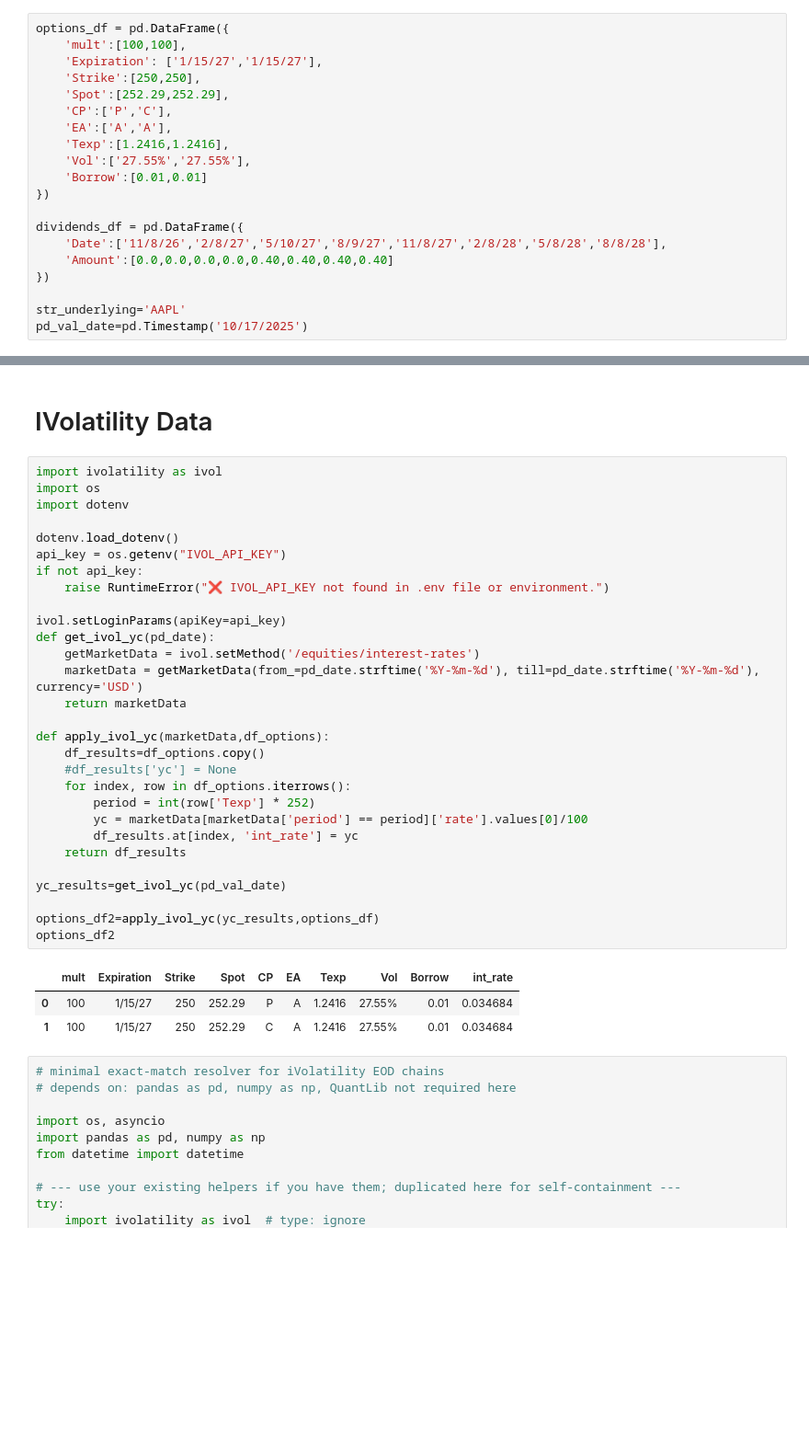
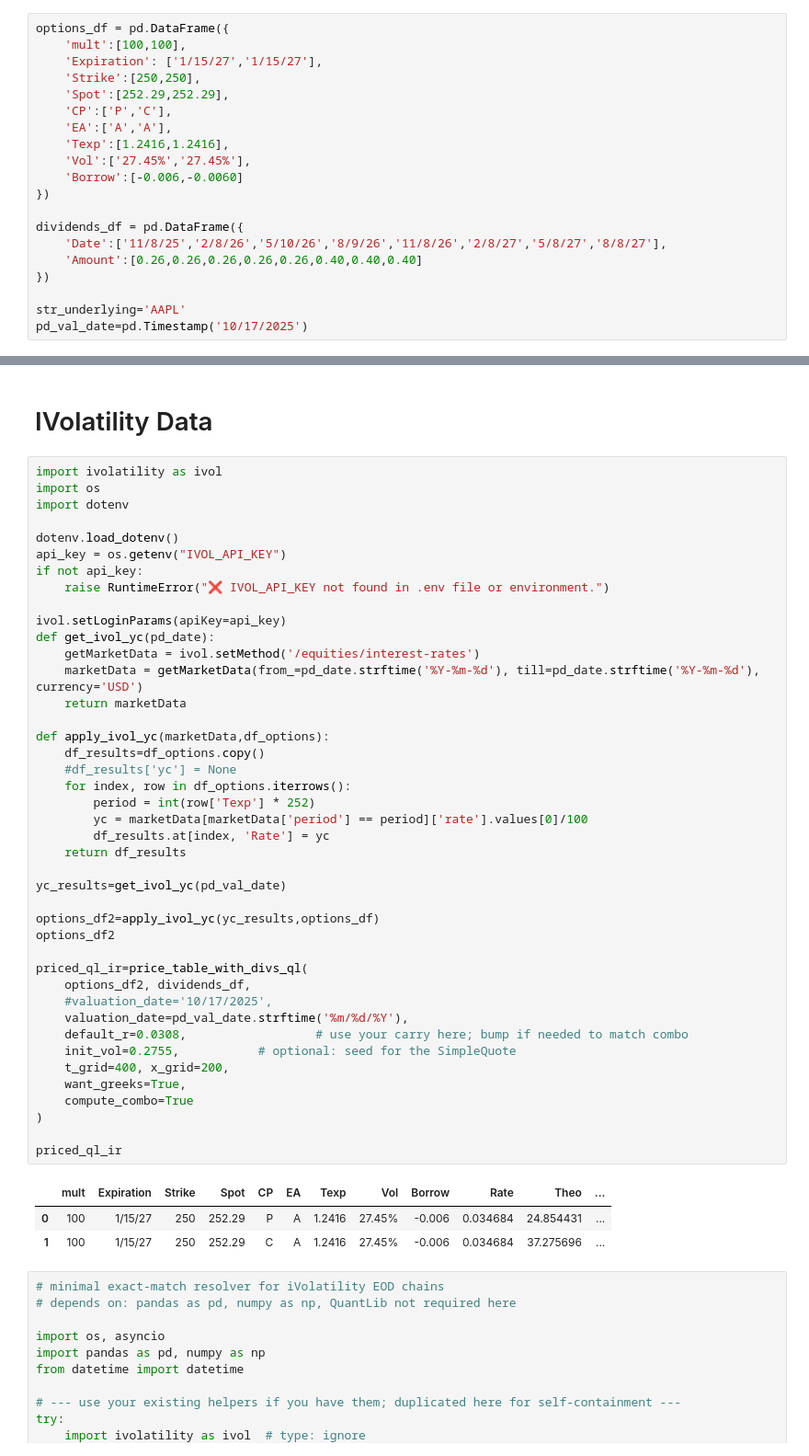
Before and after one commit to stirlitzzz/llm_option_app1, a Jupyter notebook: notebooks/ListedPricer.ipynb, the cells around one changed output, grey strips where cells are left out. Shown at 92% size. Cells and saved outputs as stored; diff of their text form; blank space fills up the shorter version.

```diff
--- a/notebooks/ListedPricer.ipynb
+++ b/notebooks/ListedPricer.ipynb
@@ -540,13 +562,13 @@ options_df = pd.DataFrame({
     'CP':['P','C'],
     'EA':['A','A'],
     'Texp':[1.2416,1.2416],
-    'Vol':['27.55%','27.55%'],
-    'Borrow':[0.01,0.01]
+    'Vol':['27.45%','27.45%'],
+    'Borrow':[-0.006,-0.0060]
 })
 
 dividends_df = pd.DataFrame({
-    'Date':['11/8/26','2/8/27','5/10/27','8/9/27','11/8/27','2/8/28','5/8/28','8/8/28'],
-    'Amount':[0.0,0.0,0.0,0.0,0.40,0.40,0.40,0.40]
+    'Date':['11/8/25','2/8/26','5/10/26','8/9/26','11/8/26','2/8/27','5/8/27','8/8/27'],
+    'Amount':[0.26,0.26,0.26,0.26,0.26,0.40,0.40,0.40]
 })
 
 str_underlying='AAPL'
@@ -578,36 +600,49 @@ print(priced_ql)
 # %%
 import ivolatility as ivol
 import os
 import dotenv
 
 dotenv.load_dotenv()
 api_key = os.getenv("IVOL_API_KEY")
 if not api_key:
     raise RuntimeError("❌ IVOL_API_KEY not found in .env file or environment.")
 
 ivol.setLoginParams(apiKey=api_key)
 def get_ivol_yc(pd_date):
     getMarketData = ivol.setMethod('/equities/interest-rates')
     marketData = getMarketData(from_=pd_date.strftime('%Y-%m-%d'), till=pd_date.strftime('%Y-%m-%d'), currency='USD')
     return marketData
 
 def apply_ivol_yc(marketData,df_options):
     df_results=df_options.copy()
     #df_results['yc'] = None
     for index, row in df_options.iterrows():
         period = int(row['Texp'] * 252)
         yc = marketData[marketData['period'] == period]['rate'].values[0]/100
-        df_results.at[index, 'int_rate'] = yc
+        df_results.at[index, 'Rate'] = yc
     return df_results
 
 yc_results=get_ivol_yc(pd_val_date)
 
 options_df2=apply_ivol_yc(yc_results,options_df)
 options_df2
+
+priced_ql_ir=price_table_with_divs_ql(
+    options_df2, dividends_df,
+    #valuation_date='10/17/2025',
+    valuation_date=pd_val_date.strftime('%m/%d/%Y'),
+    default_r=0.0308,                  # use your carry here; bump if needed to match combo
+    init_vol=0.2755,           # optional: seed for the SimpleQuote
+    t_grid=400, x_grid=200,
+    want_greeks=True,
+    compute_combo=True
+)
+
+priced_ql_ir
 # %% [output]
-|  | mult | Expiration | Strike | Spot | CP | EA | Texp | Vol | Borrow | int_rate |
-| 0 | 100 | 1/15/27 | 250 | 252.29 | P | A | 1.2416 | 27.55% | 0.01 | 0.034684 |
-| 1 | 100 | 1/15/27 | 250 | 252.29 | C | A | 1.2416 | 27.55% | 0.01 | 0.034684 |
+|  | mult | Expiration | Strike | Spot | CP | EA | Texp | Vol | Borrow | Rate | Theo | ... |
+| 0 | 100 | 1/15/27 | 250 | 252.29 | P | A | 1.2416 | 27.45% | -0.006 | 0.034684 | 24.854431 | ... |
+| 1 | 100 | 1/15/27 | 250 | 252.29 | C | A | 1.2416 | 27.45% | -0.006 | 0.034684 | 37.275696 | ... |
 # %%
 # minimal exact-match resolver for iVolatility EOD chains
 # depends on: pandas as pd, numpy as np, QuantLib not required here
```
Also changed, not shown: parts of 3 cells of this notebook.
